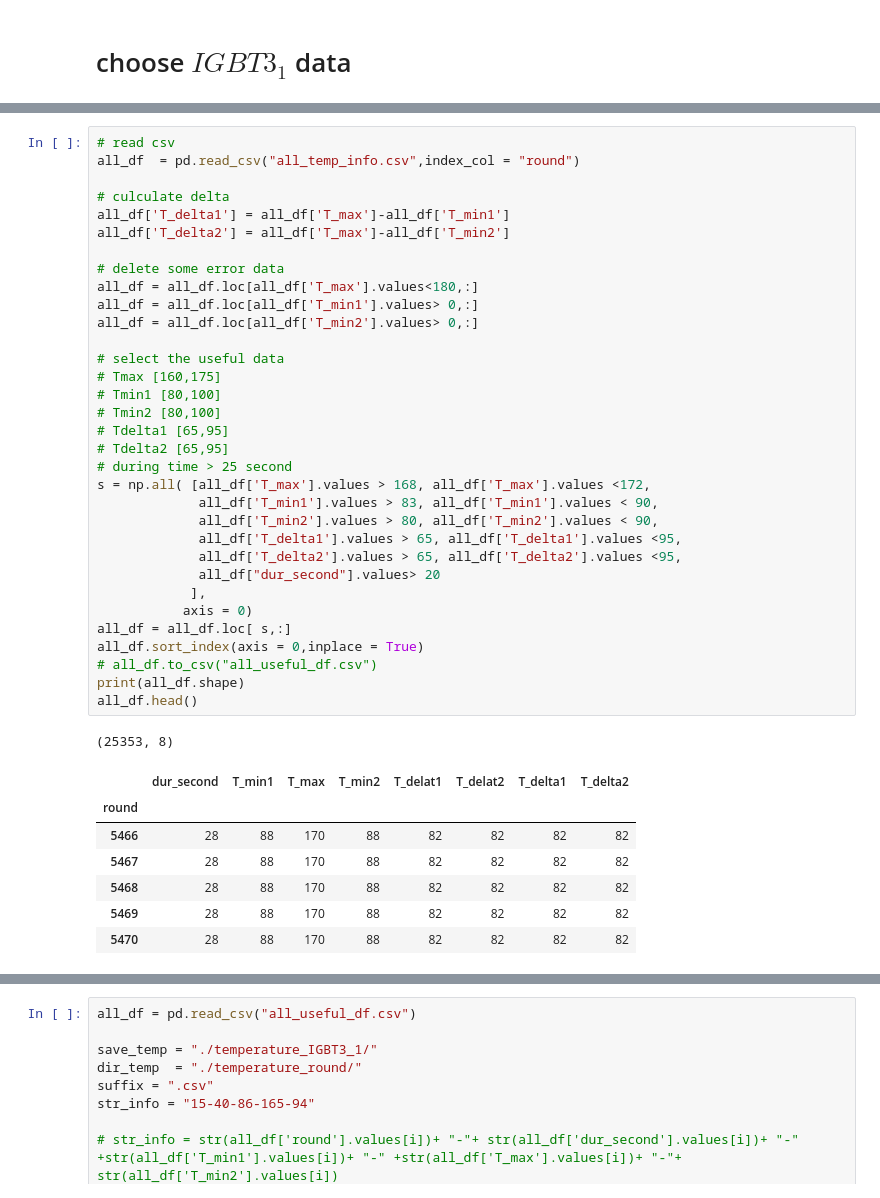
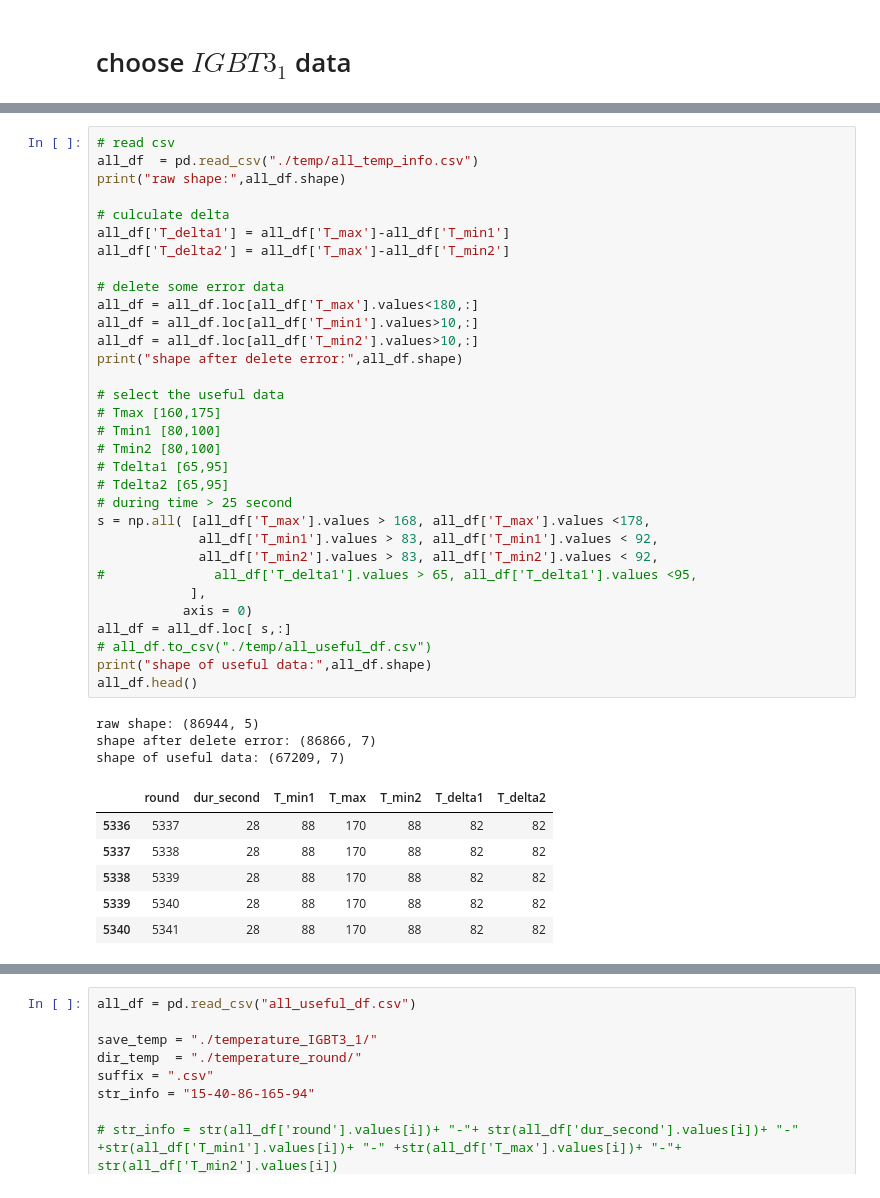
Before and after one commit to gejianwnen/Exp3, a Jupyter notebook: round_temperature_analysis.ipynb, the cells around one changed output, grey strips where cells are left out. Cells and saved outputs as stored; diff of their text form.

Commit message:
coding to choose IGBT3_1 data

```diff
--- a/round_temperature_analysis.ipynb
+++ b/round_temperature_analysis.ipynb
@@ -198,42 +222,42 @@ for i in range(all_df.shape[0]):
 # %%
 # read csv
-all_df  = pd.read_csv("all_temp_info.csv",index_col = "round")
+all_df  = pd.read_csv("./temp/all_temp_info.csv")
+print("raw shape:",all_df.shape)
 
 # culculate delta
 all_df['T_delta1'] = all_df['T_max']-all_df['T_min1']
 all_df['T_delta2'] = all_df['T_max']-all_df['T_min2']
 
 # delete some error data
 all_df = all_df.loc[all_df['T_max'].values<180,:]
-all_df = all_df.loc[all_df['T_min1'].values> 0,:]
-all_df = all_df.loc[all_df['T_min2'].values> 0,:]
+all_df = all_df.loc[all_df['T_min1'].values>10,:]
+all_df = all_df.loc[all_df['T_min2'].values>10,:]
+print("shape after delete error:",all_df.shape)
 
 # select the useful data
 # Tmax [160,175]
 # Tmin1 [80,100]
 # Tmin2 [80,100]
 # Tdelta1 [65,95]
 # Tdelta2 [65,95]
 # during time > 25 second
-s = np.all( [all_df['T_max'].values > 168, all_df['T_max'].values <172,
-             all_df['T_min1'].values > 83, all_df['T_min1'].values < 90,
-             all_df['T_min2'].values > 80, all_df['T_min2'].values < 90,
-             all_df['T_delta1'].values > 65, all_df['T_delta1'].values <95,
-             all_df['T_delta2'].values > 65, all_df['T_delta2'].values <95,
-             all_df["dur_second"].values> 20
+s = np.all( [all_df['T_max'].values > 168, all_df['T_max'].values <178,
+             all_df['T_min1'].values > 83, all_df['T_min1'].values < 92,
+             all_df['T_min2'].values > 83, all_df['T_min2'].values < 92,
+#              all_df['T_delta1'].values > 65, all_df['T_delta1'].values <95,
             ],
            axis = 0)
 all_df = all_df.loc[ s,:]
-all_df.sort_index(axis = 0,inplace = True)
-# all_df.to_csv("all_useful_df.csv")
-print(all_df.shape)
+# all_df.to_csv("./temp/all_useful_df.csv")
+print("shape of useful data:",all_df.shape)
 all_df.head()
 # %% [output]
-(25353, 8)
+raw shape: (86944, 5)
+shape after delete error: (86866, 7)
+shape of useful data: (67209, 7)
-|  | dur_second | T_min1 | T_max | T_min2 | T_delat1 | T_delat2 | T_delta1 | T_delta2 |
-| round |  |  |  |  |  |  |  |  |
-| 5466 | 28 | 88 | 170 | 88 | 82 | 82 | 82 | 82 |
-| 5467 | 28 | 88 | 170 | 88 | 82 | 82 | 82 | 82 |
-| 5468 | 28 | 88 | 170 | 88 | 82 | 82 | 82 | 82 |
-| 5469 | 28 | 88 | 170 | 88 | 82 | 82 | 82 | 82 |
-| 5470 | 28 | 88 | 170 | 88 | 82 | 82 | 82 | 82 |
+|  | round | dur_second | T_min1 | T_max | T_min2 | T_delta1 | T_delta2 |
+| 5336 | 5337 | 28 | 88 | 170 | 88 | 82 | 82 |
+| 5337 | 5338 | 28 | 88 | 170 | 88 | 82 | 82 |
+| 5338 | 5339 | 28 | 88 | 170 | 88 | 82 | 82 |
+| 5339 | 5340 | 28 | 88 | 170 | 88 | 82 | 82 |
+| 5340 | 5341 | 28 | 88 | 170 | 88 | 82 | 82 |
```
Also changed, not shown: parts of 5 cells of this notebook, 1 other file.
